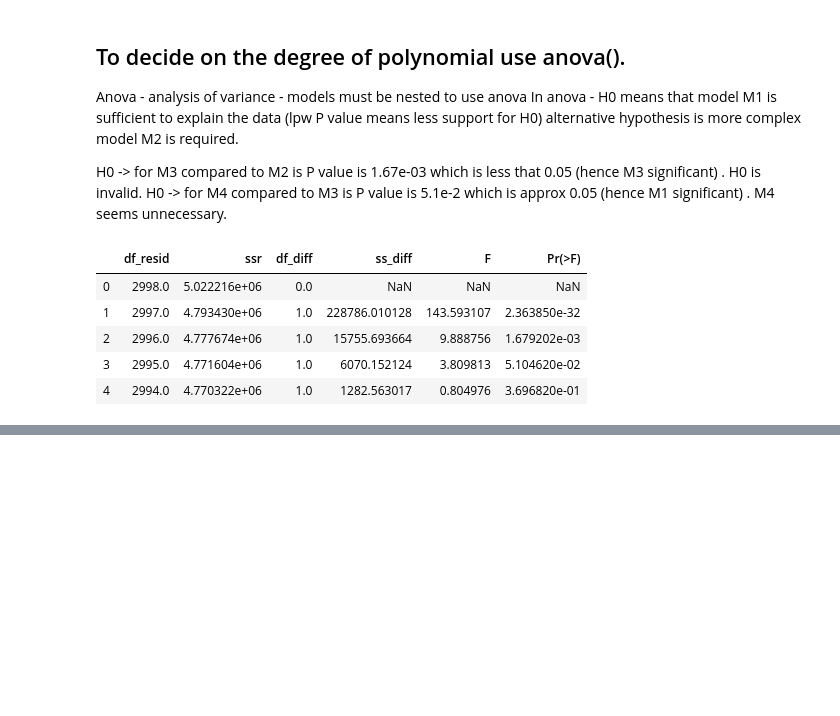
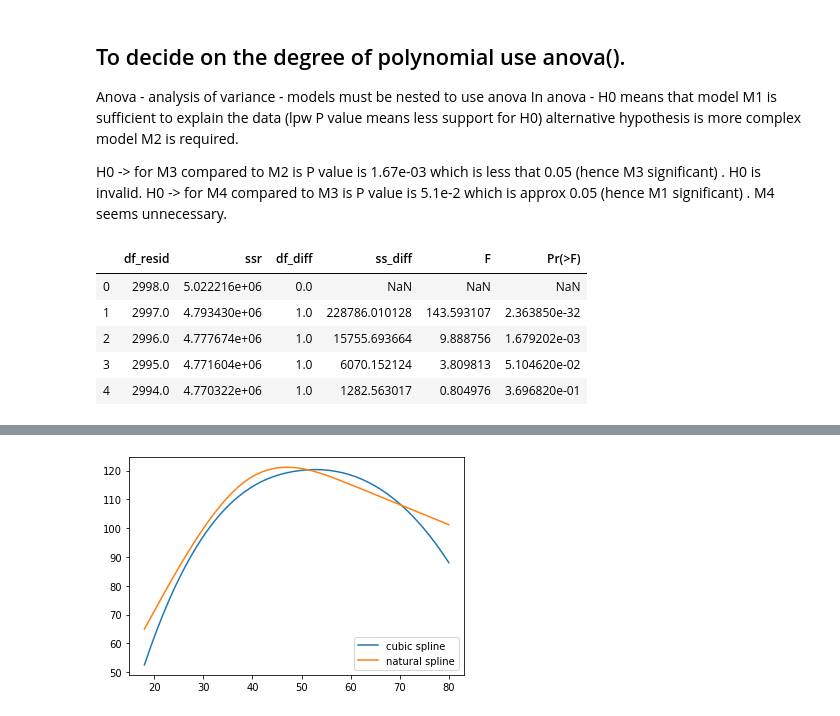
Before and after one commit to dibyajyotibehera/ISLR-python, a Jupyter notebook: chapter-7-Moving-Beyond-Linearity/Lab.ipynb, the cells around one changed output, grey strips where cells are left out. Drawn from its saved outputs; the diff is of its cells as text; code cells hidden in the pictures; blank space fills up the shorter version.

Commit message:
Lab -> Polynomial linear model  using cubic spline transformation

```diff
--- a/chapter-7-Moving-Beyond-Linearity/Lab.ipynb
+++ b/chapter-7-Moving-Beyond-Linearity/Lab.ipynb
@@ -136,0 +87,32 @@ anova
+# %%
+import patsy
+import statsmodels.api as sm
+import matplotlib.pyplot as plt
+
+#patsy is used for statistical transform like standradise ,centering to feed into models
+#https://www.youtube.com/watch?v=bf7l95J0s7c
+# mat = patsy.dmatrices("y ~ a + b ", data, return_type='dataframe')[1]
+
+cubicDM = patsy.dmatrix('bs(x,df=4)', {'x': wagesDF['age']})
+cubicFit = sm.GLM(wagesDF['wage'], cubicDM).fit()
+
+# print to see the designmatrix/df produced which based on piecewise polynomial transformation
+# print(cubicDM)
+
+naturalcubicDM = patsy.dmatrix('cr(x,df=4)', {'x': wagesDF['age']})
+naturalcubicFit = sm.GLM(wagesDF['wage'], naturalcubicDM).fit()
+
+#plot
+
+xp = np.linspace(wagesDF['age'].min(), wagesDF['age'].max(), 50)
+
+cubicPred = cubicFit.predict(patsy.dmatrix('bs(x,df=4)', {'x': xp}))
+naturalcubicPred = naturalcubicFit.predict(patsy.dmatrix('cr(x,df=4)', {'x': xp}))
+
+
+plt.plot(xp, cubicPred, label='cubic spline')
+plt.plot(xp, naturalcubicPred, label='natural spline')
+plt.legend()
+plt.show()
+# %% [output]
+[figure, added]
```
Also changed, not shown: parts of 6 cells of this notebook.
